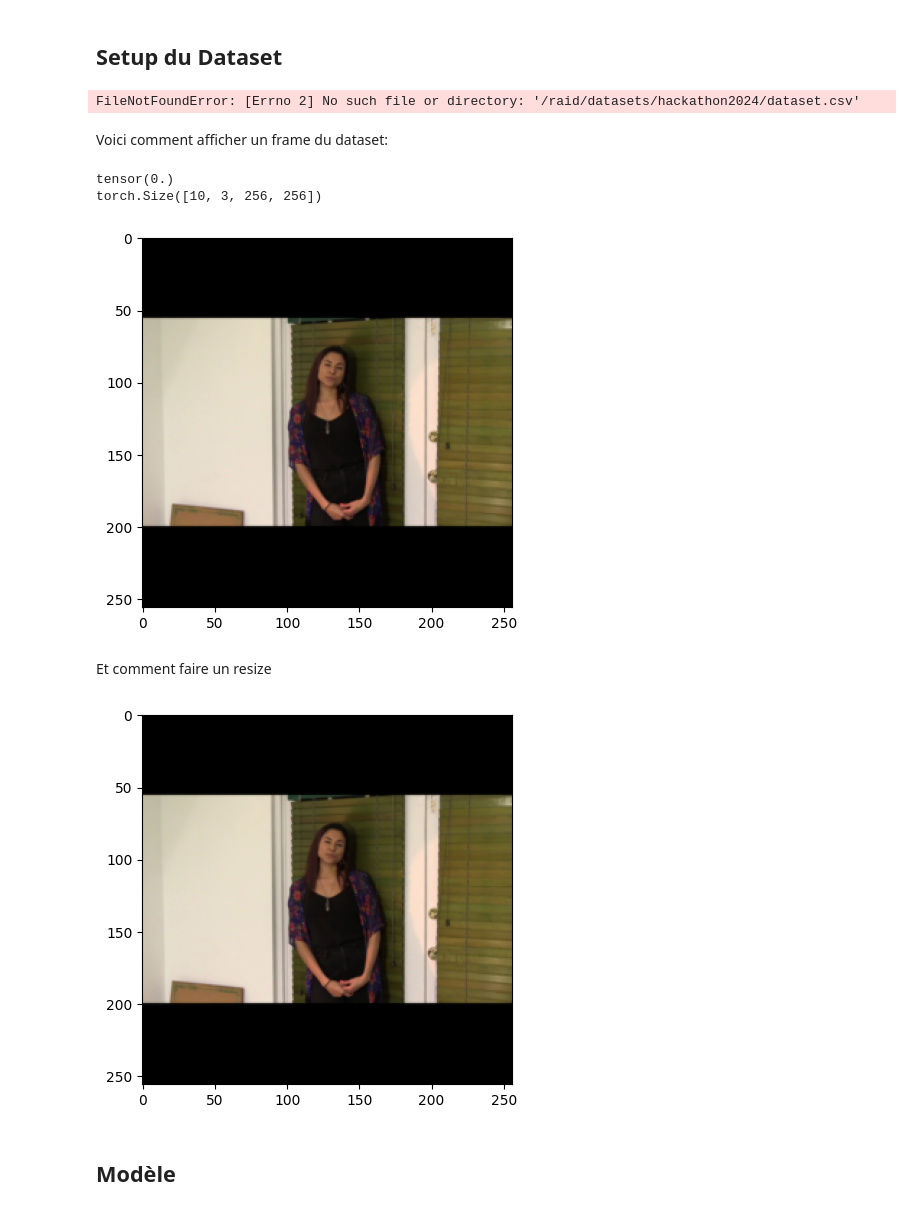
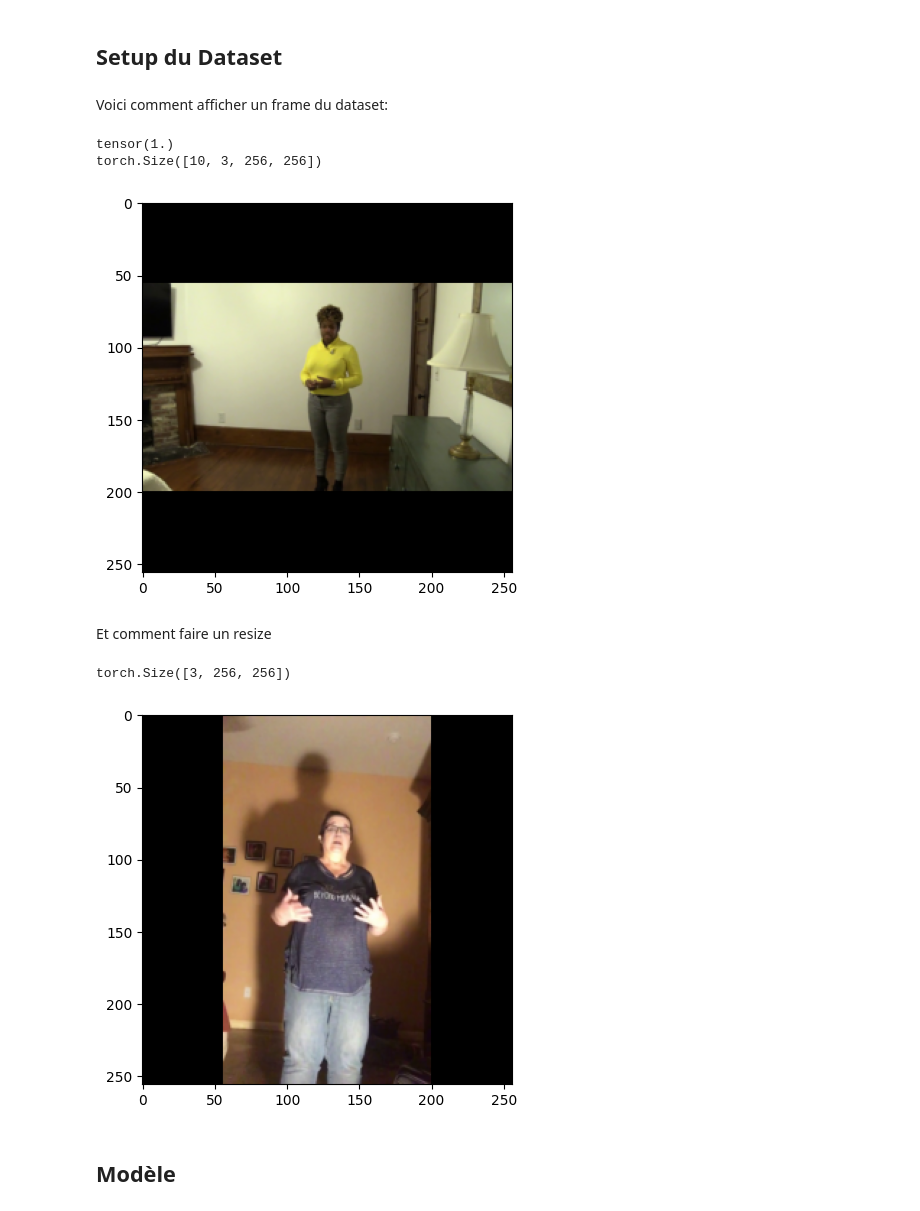
Before and after one commit to gabrielord/automathon-2024-B, a Jupyter notebook: baseline.ipynb, the cells around one changed output. Saved outputs shown, nothing was run; the diff lists cells and outputs as text; code cells hidden in the pictures.

Commit message:
Add tensors

```diff
--- a/baseline.ipynb
+++ b/baseline.ipynb
@@ -76,9 +95,8 @@ def resize_data(data, new_height, new_width, x=0, y=0, height=None, width=None):
 # %% [markdown]
 ## Setup du Dataset
 # %%
-
-dataset_dir = "/raid/datasets/hackathon2024"
-root_dir = os.path.expanduser("/kaggle/input/automathon-deepfake/dataset/experimental_dataset")
+#dataset_dir = "/kaggle/input/automathon-deepfake"
+dataset_dir = "/kaggle/input/automathon-deepfake/dataset_tensor"
 
 nb_frames = 10
 
@@ -87,30 +105,28 @@ class VideoDataset(Dataset):
     This Dataset takes a video and returns a tensor of shape [10, 3, 256, 256]
     That is 10 colored frames of 256x256 pixels.
     """
-    def __init__(self, root_dir, dataset_choice="train", nb_frames=10):
+    def __init__(self, root_dir, dataset_choice="train", nb_frames=10, dataset_csv="/kaggle/input/automathon-deepfake/dataset.csv"):
         super().__init__()
         self.dataset_choice = dataset_choice
-        if  self.dataset_choice == "train":
-            self.root_dir = os.path.join(root_dir, "train_dataset")
-        elif  self.dataset_choice == "test":
+        if  self.dataset_choice == "test":
             self.root_dir = os.path.join(root_dir, "test_dataset")
         elif  self.dataset_choice == "experimental":
             self.root_dir = os.path.join(root_dir, "experimental_dataset")
         else:
-            raise ValueError("choice must be 'train', 'test' or 'experimental'")
+            raise ValueError("choice must be 'test' or 'experimental'")
 
-        with open(os.path.join(root_dir, "dataset.csv"), 'r') as file:
+        with open(os.path.join(dataset_csv), 'r') as file:
             reader = csv.reader(file)
             # read dataset.csv with id,label columns to create
             # a dict which associated label: id
-            self.ids = {row[1][:-3] + "pt" : row[0] for row in reader}
+            self.ids = {row[1] : row[0] for row in reader}
 
         if self.dataset_choice == "test":
             self.data = None
         else:
             with open(os.path.join(self.root_dir, "metadata.json"), 'r') as file:
                 self.data= json.load(file)
-                self.data = {k[:-3] + "pt" : (torch.tensor(float(1)) if v == 'FAKE' else torch.tensor(float(0))) for k, v in self.data.items()}
+                self.data = {k : (torch.tensor(float(1)) if v == 'fake' else torch.tensor(float(0))) for k, v in self.data.items()}
 
         #self.video_files = [f for f in os.listdir(self.root_dir) if f.endswith('.mp4')]
         self.video_files = [f for f in os.listdir(self.root_dir) if f.endswith('.pt')]
@@ -122,20 +138,22 @@ class VideoDataset(Dataset):
         video_path = os.path.join(self.root_dir, self.video_files[idx])
         #video, audio, info = io.read_video(video_path, pts_unit='sec')
         video = torch.load(video_path)
-        '''
-        video = video.permute(0,3,1,2)
-        length = video.shape[0]
-        video = video[[i*(length//(nb_frames)) for i in range(nb_frames)]]
-        '''
+
+        #video = extract_frames(video_path)
+
+        #video = video.permute(0,3,1,2)
+        #length = video.shape[0]
+        #video = video[[i*(length//(nb_frames)) for i in range(nb_frames)]]
+
         # resize the data into a reglar shape of 256x256 and normalize it
         #video = smart_resize(video, 256) / 255
         video = video / 255
 
-        ID = self.ids[self.video_files[idx]]
+        ID = self.ids[self.video_files[idx][:-2] + "mp4"]
         if self.dataset_choice == "test":
             return video, ID
         else:
-            label = self.data[self.video_files[idx]]
+            label = self.data[self.video_files[idx][:-2] + "mp4"]
             return video, label, ID
 
 
@@ -143,21 +161,19 @@ class VideoDataset(Dataset):
 #train_dataset = VideoDataset(dataset_dir, dataset_choice="train", nb_frames=nb_frames)
 test_dataset = VideoDataset(dataset_dir, dataset_choice="test", nb_frames=nb_frames)
 experimental_dataset = VideoDataset(dataset_dir, dataset_choice="experimental", nb_frames=nb_frames)
-# %% [output]
-FileNotFoundError: [Errno 2] No such file or directory: '/raid/datasets/hackathon2024/dataset.csv'
 # %% [markdown]
 Voici comment afficher un frame du dataset:
 # %%
-video, label, ID = experimental_dataset[0]
+video, label, ID = experimental_dataset[10]
 img = video[0]
 
 display_image(img)
 print(label)
 print(video.shape)
 # %% [output]
-tensor(0.)
+tensor(1.)
 torch.Size([10, 3, 256, 256])
-[figure, old version]
+[figure, new version]
 # %% [markdown]
 Et comment faire un resize
 # %%
@@ -165,9 +181,11 @@ video, label, ID = experimental_dataset[0]
 img=video[0]
 
 img=smart_resize(img, 256)
+print(img.shape)
 display_image(img)
 # %% [output]
+torch.Size([3, 256, 256])
-[figure, old version]
+[figure, new version]
 # %% [markdown]
 ## Modèle
 # %%
```
Also changed, not shown: parts of 11 cells of this notebook.
